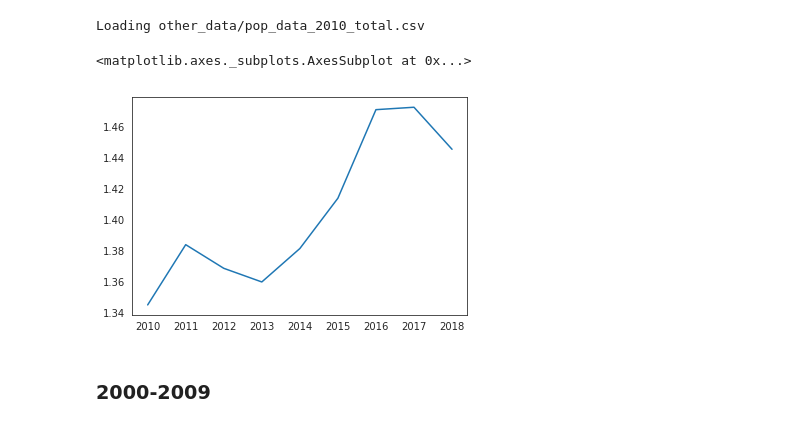
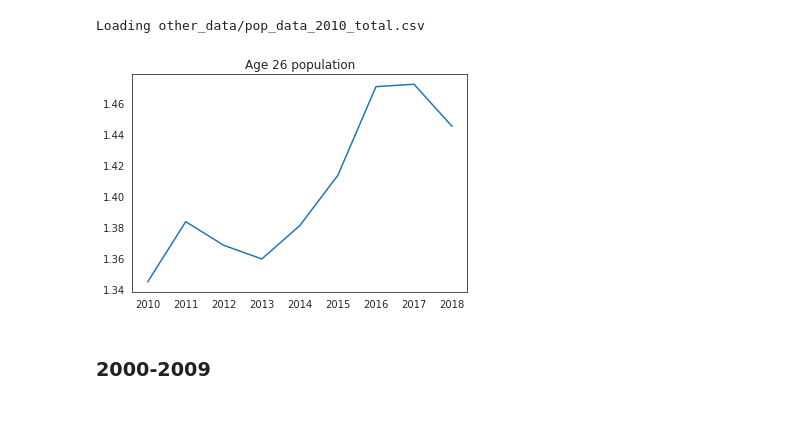
Before and after one commit to basilhalperin/school_suicide, a Jupyter notebook: School suicide analysis.ipynb, the cells around one changed output. Drawn from its saved outputs; the diff is of its cells as text; code cells hidden in the pictures.

```diff
--- a/School suicide analysis.ipynb
+++ b/School suicide analysis.ipynb
@@ -159,10 +165,11 @@ pop_data_2010 = load_pop_data_2010()
 # %% [output]
 Loading other_data/pop_data_2010_total.csv
 # %%
+# sanity check
 (pop_data_2010[26]*100./pop_data_2010['total']).plot()
+_ = plt.title('Age 26 population')
 # %% [output]
-<matplotlib.axes._subplots.AxesSubplot at 0x...>
-[figure, old version]
+[figure, new version]
 # %% [markdown]
 ### 2000-2009
 # %%
```
Also changed, not shown: parts of 96 cells of this notebook, 5 other files.
